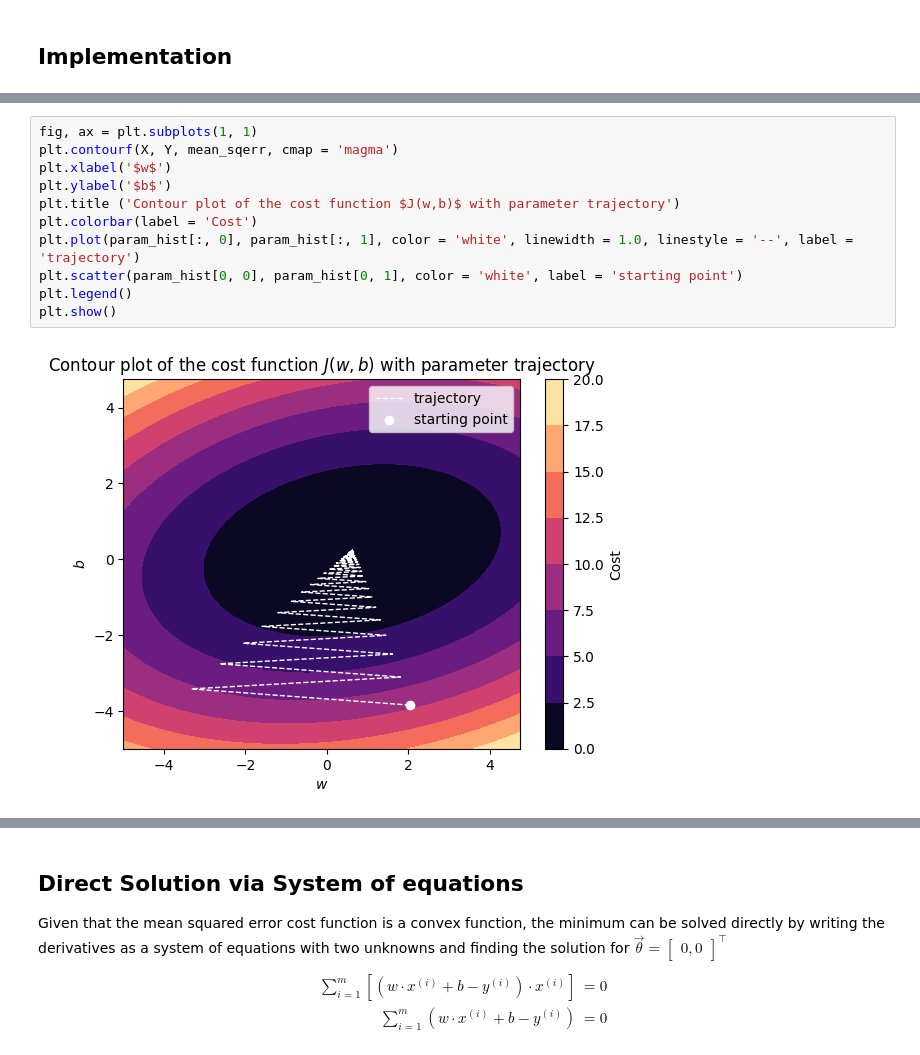
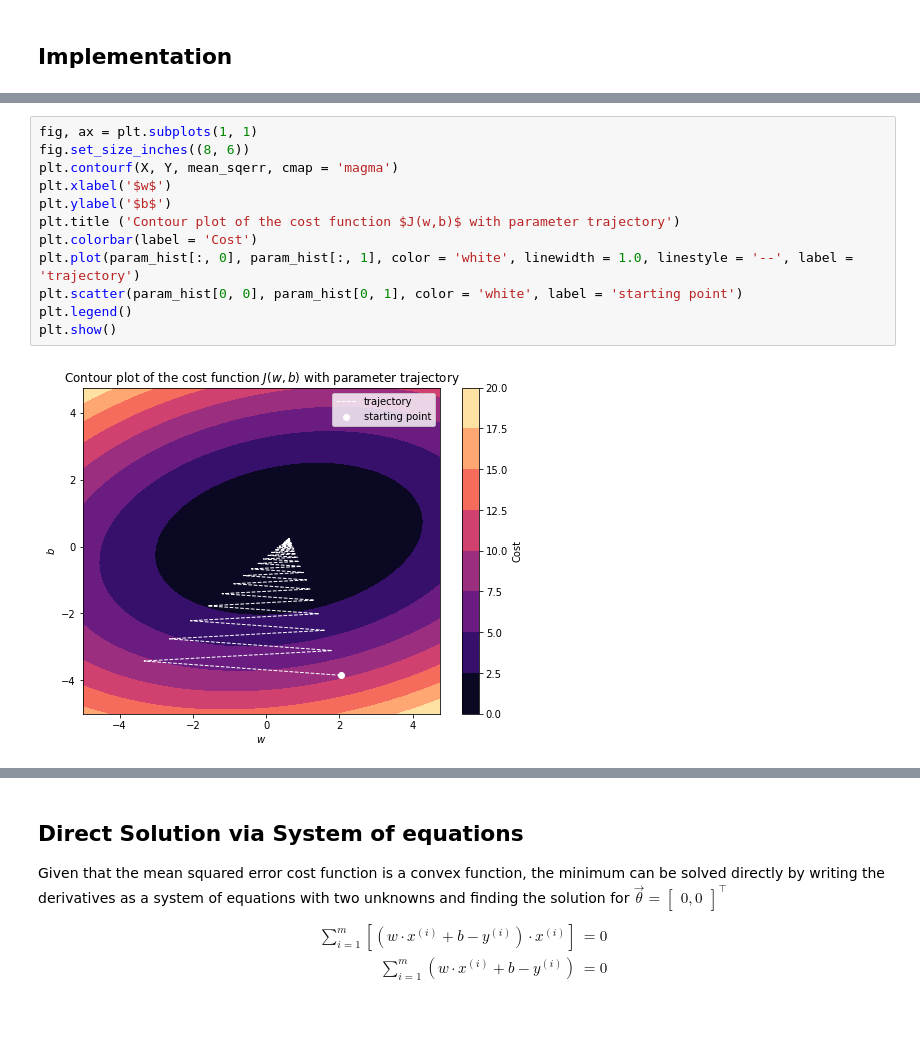
Before and after one commit to UAFederez/MachineLearning, a Jupyter notebook: 01-Univariate_Linear_Regression.ipynb, the cells around one changed output, grey strips where cells are left out. Saved outputs shown, nothing was run; the diff lists cells and outputs as text; blank space fills up the shorter version.

```diff
--- a/01-Univariate_Linear_Regression.ipynb
+++ b/01-Univariate_Linear_Regression.ipynb
@@ -194,17 +259,18 @@ train_y = train[:, 1]
 w_gd, b_gd, loss_hist, param_hist = calc_optimal_params_grad_descent(100, 0.1, train_x, train_y)
 # %%
 fig, ax = plt.subplots(1, 1)
+fig.set_size_inches((8, 6))
 plt.contourf(X, Y, mean_sqerr, cmap = 'magma')
 plt.xlabel('$w$')
 plt.ylabel('$b$')
 plt.title ('Contour plot of the cost function $J(w,b)$ with parameter trajectory')
 plt.colorbar(label = 'Cost')
 plt.plot(param_hist[:, 0], param_hist[:, 1], color = 'white', linewidth = 1.0, linestyle = '--', label = 'trajectory')
 plt.scatter(param_hist[0, 0], param_hist[0, 1], color = 'white', label = 'starting point')
 plt.legend()
 plt.show()
 # %% [output]
-[figure, old version]
+[figure, new version]
 # %%
 plot_against_fitted_line(train_x, train_y, w_gd, b_gd, 'Best fit line using gradient descent')
 # %% [output]
```
Also changed, not shown: parts of 8 cells of this notebook.
